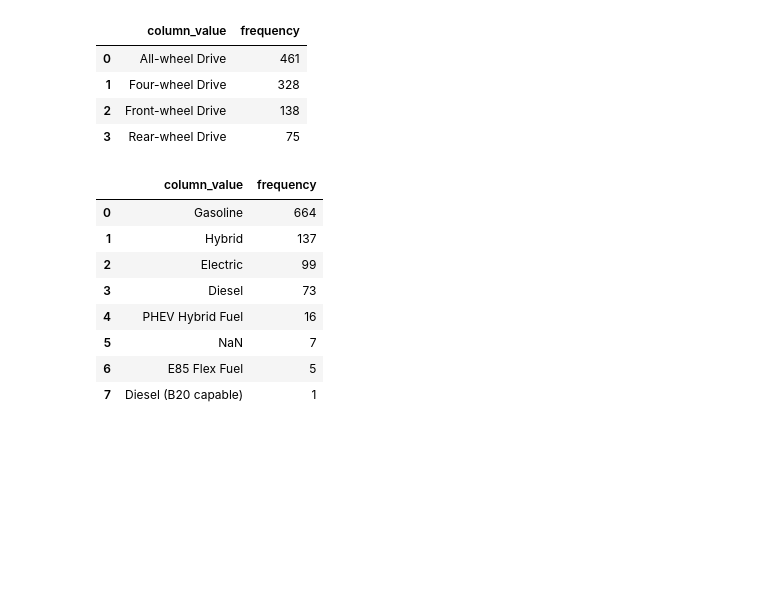
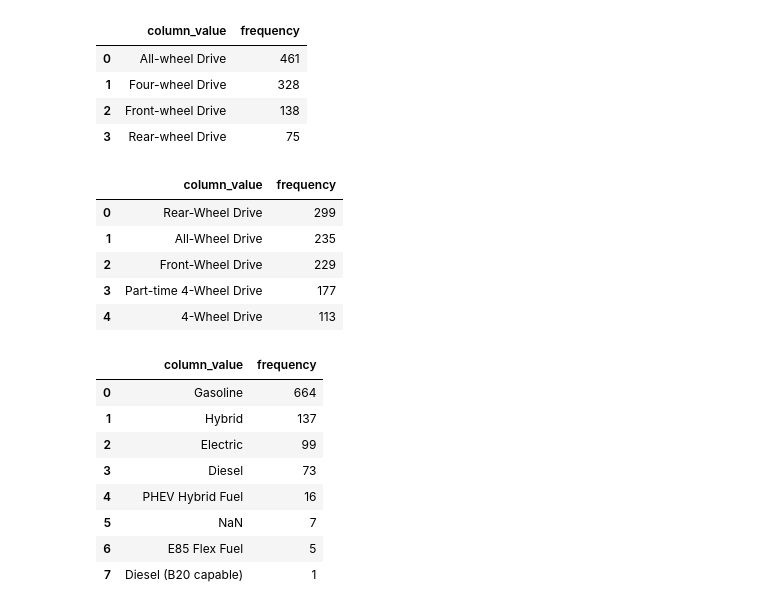
Before and after one commit to empt22/car-data-project, a Jupyter notebook: Summary_Stats.ipynb, the cells around one changed output. Cells and saved outputs as stored; diff of their text form; code cells hidden in the pictures; blank space fills up the shorter version.

```diff
--- a/Summary_Stats.ipynb
+++ b/Summary_Stats.ipynb
@@ -46,6 +45,7 @@ Mounted at /content/drive
 # %%
 Kaggle_drive = pd.read_csv("/content/drive/My Drive/Colab Notebooks/Output_Data/kaggle_drivetrain.csv")
 Kaggle_fuel = pd.read_csv("/content/drive/My Drive/Colab Notebooks/Output_Data/kaggle_fuel.csv")
+OpenSoft_drive = pd.read_csv("/content/drive/My Drive/Colab Notebooks/Output_Data/opensoft_drive.csv")
 OpenSoft_fuel = pd.read_csv("/content/drive/My Drive/Colab Notebooks/Output_Data/opensoft_fueltype.csv")
 # %%
 Kaggle_drive
@@ -55,6 +55,15 @@ Kaggle_drive
 | 1 | Four-wheel Drive | 328 |
 | 2 | Front-wheel Drive | 138 |
 | 3 | Rear-wheel Drive | 75 |
+# %%
+OpenSoft_drive
+# %% [output]
+|  | column_value | frequency |
+| 0 | Rear-Wheel Drive | 299 |
+| 1 | All-Wheel Drive | 235 |
+| 2 | Front-Wheel Drive | 229 |
+| 3 | Part-time 4-Wheel Drive | 177 |
+| 4 | 4-Wheel Drive | 113 |
 # %%
 Kaggle_fuel
 # %% [output]
```
Also changed, not shown: parts of 5 cells of this notebook, 17 other files.
